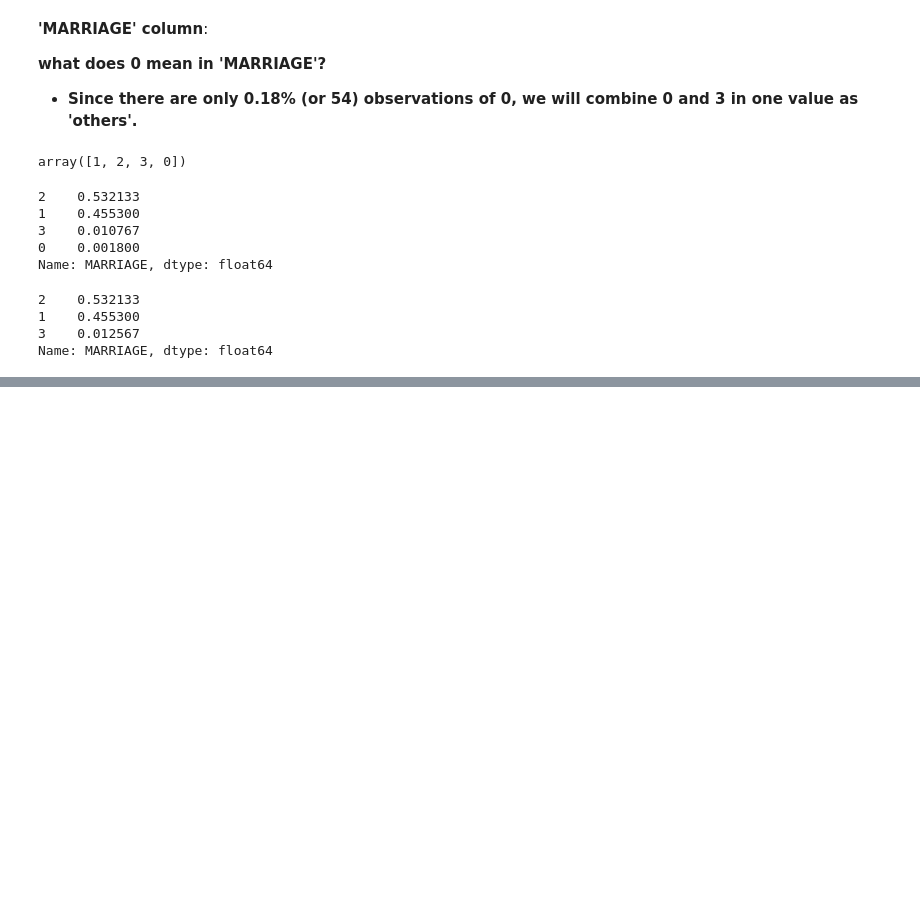
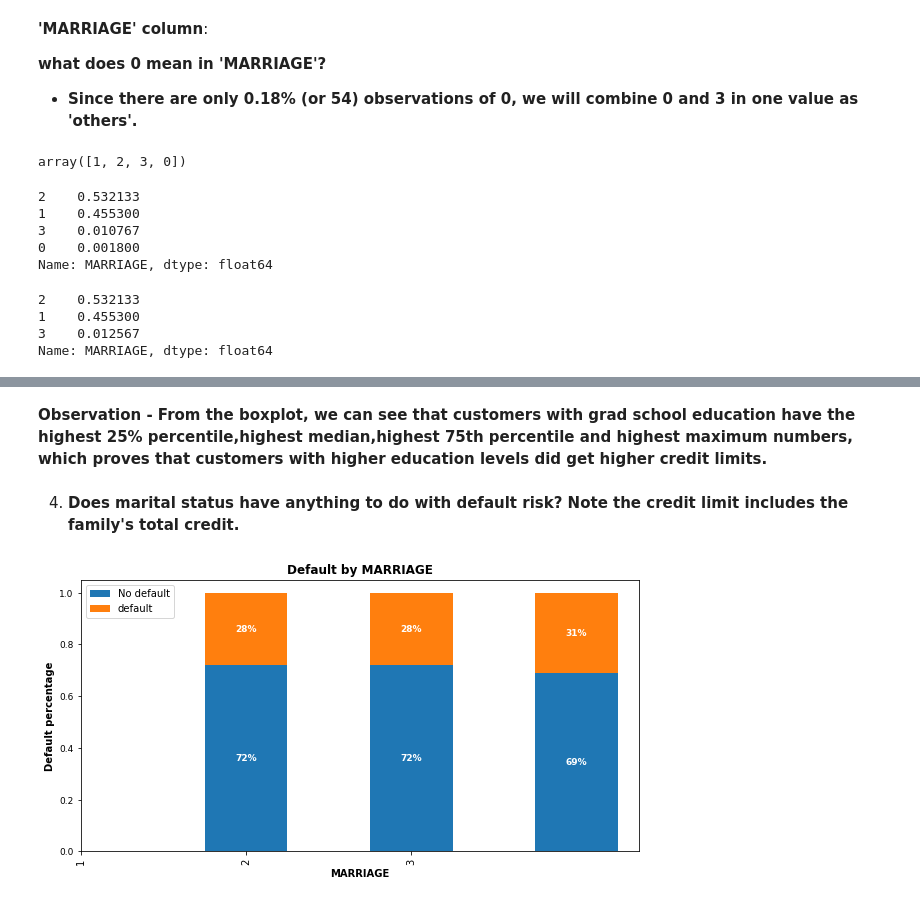
Before and after one commit to DSJibran/Credit-Card-Default-Prediction, a Jupyter notebook: Credit_Card_Default_Prediction.ipynb, the cells around one changed output, grey strips where cells are left out. Cells and saved outputs as stored; diff of their text form; code cells hidden in the pictures; blank space fills up the shorter version.

```diff
--- a/Credit_Card_Default_Prediction.ipynb
+++ b/Credit_Card_Default_Prediction.ipynb
@@ -385,0 +488,10 @@ Name: MARRIAGE, dtype: float64
+# %% [markdown]
+**Observation - From the boxplot, we can see that customers with grad school education have the highest 25% percentile,highest median,highest 75th percentile and highest maximum numbers, which proves that customers with higher education levels did get higher credit limits.**
+# %% [markdown]
+4. **Does marital status have anything to do with default risk? Note the credit limit includes the family's total credit.**
+# %%
+# Plot a stacked bar chart to visualize default and non-default distribution by marital status
+
+create_stacked_bar('MARRIAGE')
+# %% [output]
+[figure, added]
```
Also changed, not shown: parts of 27 cells of this notebook.
